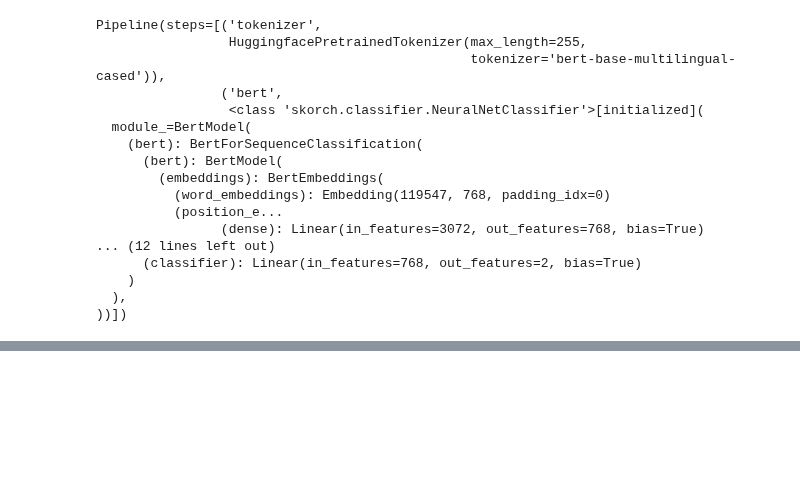
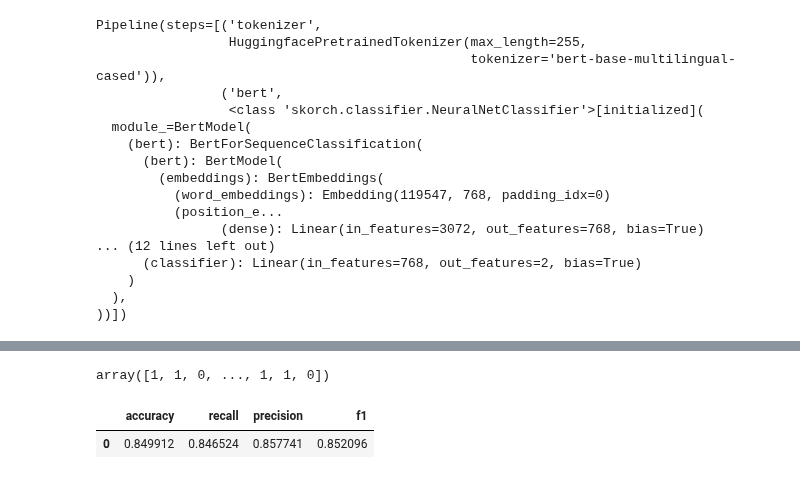
Before and after one commit to NateCross/tag-hate-elf, a Jupyter notebook: lr_train.ipynb, the cells around one changed output, grey strips where cells are left out. Drawn from its saved outputs; the diff is of its cells as text; code cells hidden in the pictures; blank space fills up the shorter version.

Commit message:
Add a lot more for learners

```diff
--- a/lr_train.ipynb
+++ b/lr_train.ipynb
@@ -56,0 +72,2 @@ Pipeline(steps=[('tokenizer',
+# %%
+dataset = Utils.read_csv_file('datasets/datasetall.csv')
@@ -56,0 +76,4 @@ Pipeline(steps=[('tokenizer',
+# %%
+TEST_SIZE = 0.1
+
+X_train, X_test, y_train, y_test = Utils.get_train_test_split(dataset, TEST_SIZE)
@@ -56,0 +177,10 @@ Pipeline(steps=[('tokenizer',
+# %%
+stacking_results = EnsembleFunctions.stacking(
+  learner_bayes,
+  learner_lstm,
+  learner_bert,
+  learner_lr,
+  X_test
+)
+
+stacking_results
@@ -56,0 +195,16 @@ Pipeline(steps=[('tokenizer',
+# %%
+stacking_results_discrete = np.argmax(stacking_results, axis=1)
+
+stacking_results_discrete
+# %% [output]
+array([1, 1, 0, ..., 1, 1, 0])
+# %%
+pd.DataFrame([{
+  'accuracy': accuracy_score(stacking_results_discrete, y_test),
+  'recall': recall_score(stacking_results_discrete, y_test),
+  'precision': precision_score(stacking_results_discrete, y_test),
+  'f1': f1_score(stacking_results_discrete, y_test),
+}])
+# %% [output]
+|  | accuracy | recall | precision | f1 |
+| 0 | 0.849912 | 0.846524 | 0.857741 | 0.852096 |
```
Also changed, not shown: parts of 16 cells of this notebook, 6 other files.
